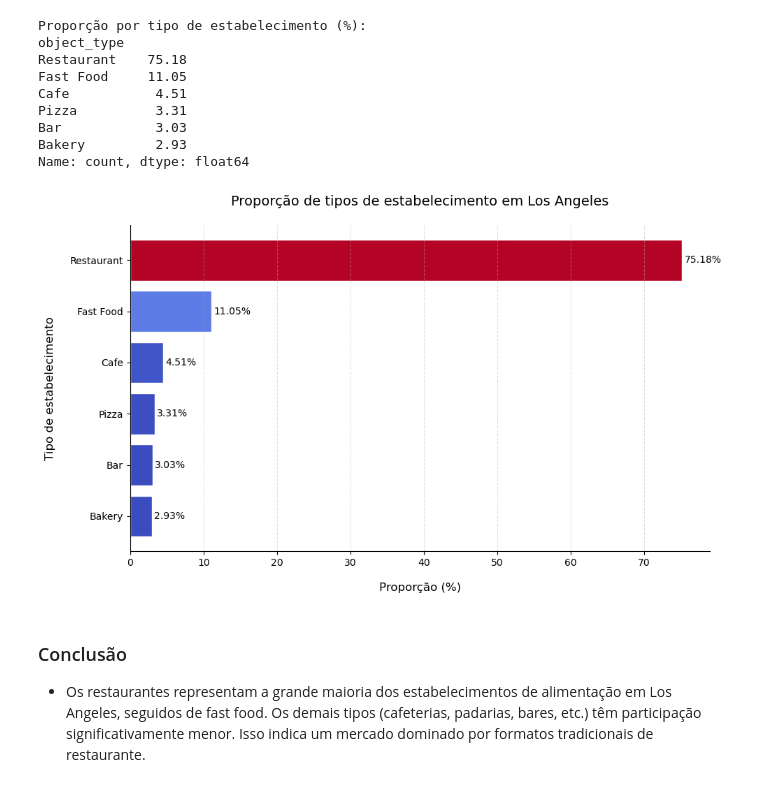
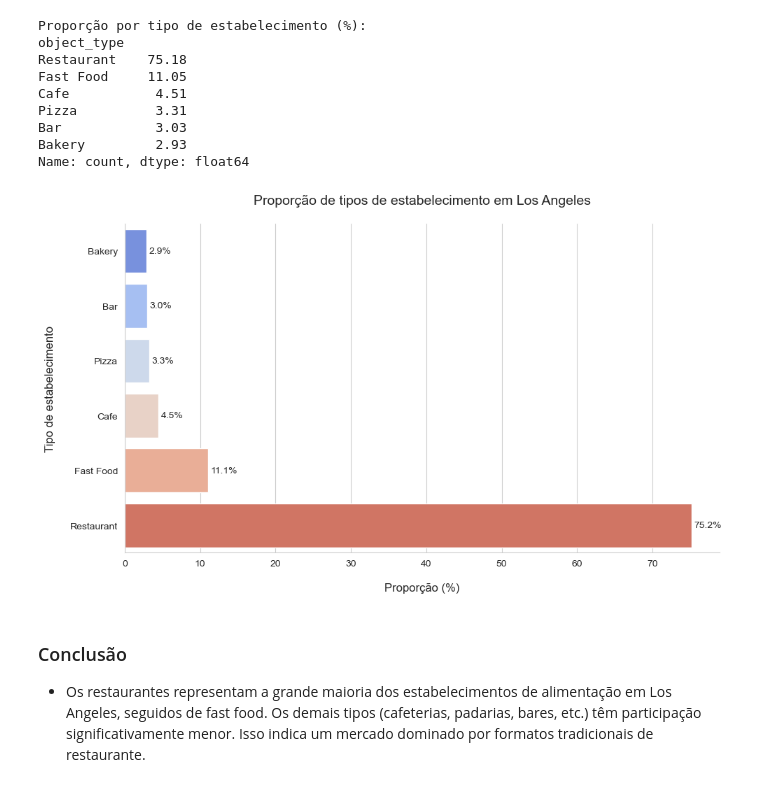
Before and after one commit to raimirsilva/Small-projects, a Jupyter notebook: Sprint-10-project/notebook/LA-restaurants.ipynb, the cells around one changed output. Cells and saved outputs as stored; diff of their text form; code cells hidden in the pictures.

```diff
--- a/Sprint-10-project/notebook/LA-restaurants.ipynb
+++ b/Sprint-10-project/notebook/LA-restaurants.ipynb
@@ -132,42 +135,48 @@ Bar            3.03
 Bakery         2.93
 Name: count, dtype: float64
 # %%
-# Gráfico de barras horizontal — proporcões por tipo de estabelecimento
-# Escolha: gráfico de barras horizontais é mais legível que pizza quando há
-# múltiplas categorias, evitando distorções visuais entre fatias pequenas.
+# Gráfico de barras horizontal — proporções por tipo de estabelecimento
+# Escolha: barras horizontais são mais legíveis que pizza quando há múltiplas categorias,
+# pois evitam distorções visuais entre fatias pequenas e facilitam a comparação de magnitudes.
 
+# type_proportions é uma Series com index = tipo e valor = proporção (%).
+# .reset_index() converte a Series em DataFrame com colunas nomeadas —
+# formato exigido pelo Seaborn para identificar x e y separadamente.
+type_prop_df = type_proportions.reset_index()
+type_prop_df.columns = ['Tipo', 'Proporção (%)']
+
+sns.set_style('whitegrid')  # tema visual: fundo branco com grade leve — padrão limpo do Seaborn
 fig, ax = plt.subplots(figsize=(10, 6))
 
-norm = plt.Normalize(type_proportions.values.min(), type_proportions.values.max())
-bar_colors = [plt.cm.coolwarm(norm(v)) for v in type_proportions.values]
-bars = ax.barh(
-    type_proportions.index,  # nomes dos tipos → eixo Y
-    type_proportions.values,  # percentuais → eixo X
-    color=bar_colors,
-    edgecolor='white'
+sns.barplot(
+    data=type_prop_df.sort_values('Proporção (%)'),  # ordena crescente → maior proporção no topo do barh
+    y='Tipo',           # eixo Y categórico → Seaborn cria barras horizontais automaticamente
+    x='Proporção (%)',  # eixo X numérico
+    hue='Tipo',         # hue='Tipo': ativa a paleta por categoria — substitui o colormap manual do Matplotlib
+    palette='coolwarm', # paleta divergente: tons frios (menor) → tons quentes (maior)
+    legend=False,       # sem legenda — o eixo Y já identifica cada categoria
+    ax=ax
 )
 
 # Rótulos de valor ao lado de cada barra
-for bar, value in zip(bars, type_proportions.values):
+# ax.patches: lista de todos os retângulos desenhados — um por barra
+for bar in ax.patches:
     ax.text(
-        value + 0.3,               # posição X: logo após o fim da barra
-        bar.get_y() + bar.get_height() / 2,  # posição Y: centro vertical da barra
-        f'{value}%',
-        va='center',               # alinhamento vertical centralizado
-        fontsize=10
+        bar.get_width() + 0.3,              # posição X: logo após o fim da barra
+        bar.get_y() + bar.get_height() / 2, # posição Y: centro vertical da barra
+        f'{bar.get_width():.1f}%',          # texto: proporção com 1 casa decimal
+        va='center', fontsize=10
     )
 
 ax.set_title('Proporção de tipos de estabelecimento em Los Angeles', fontsize=14, pad=20)
 ax.set_xlabel('Proporção (%)', fontsize=12, labelpad=15)
 ax.set_ylabel('Tipo de estabelecimento', fontsize=12, labelpad=15)
-ax.invert_yaxis()  # inverte o eixo Y para o maior valor ficar no topo
-ax.grid(axis='x', linestyle='--', alpha=0.4)
-ax.spines[['top', 'right']].set_visible(False)  # remove as bordas superior e direita do gráfico (visual mais limpo)
+ax.spines[['top', 'right']].set_visible(False)  # remove bordas → visual mais limpo
 
 plt.tight_layout()
 plt.show()
 # %% [output]
-[figure, old version]
+[figure, new version]
 # %% [markdown]
 ### Conclusão
 
```
Also changed, not shown: parts of 8 cells of this notebook, 3 other files.
